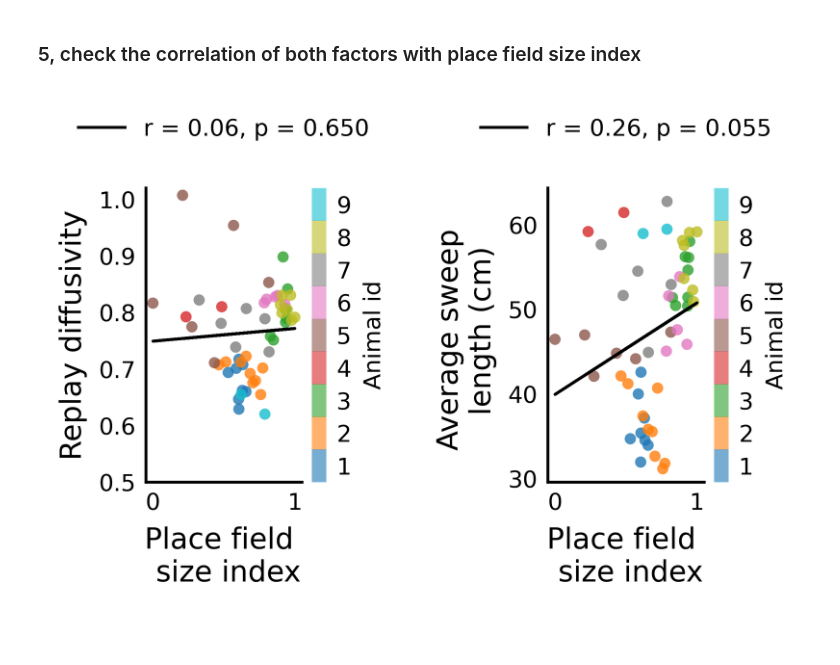
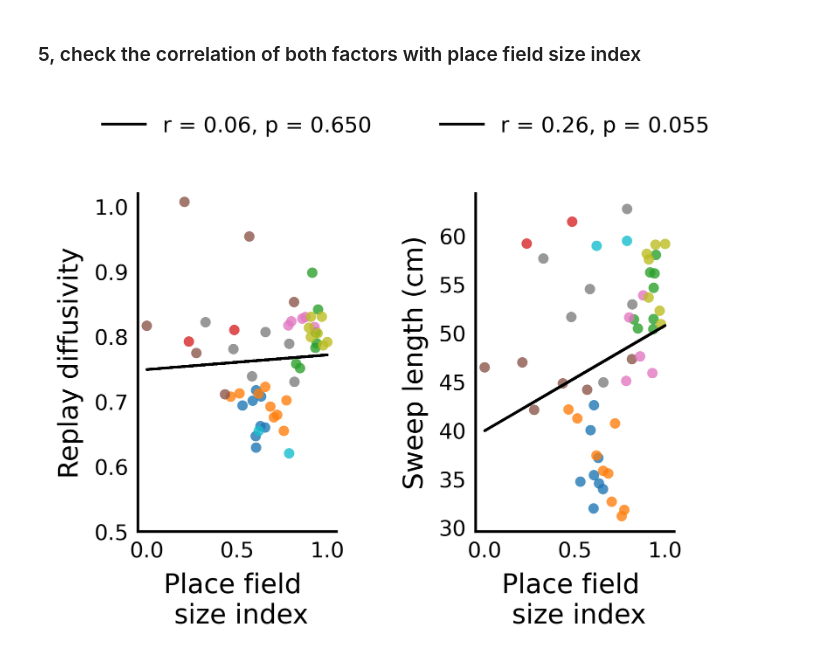
Before and after one commit to ZilongJi/AdaptiveAttractorForSequences, a Jupyter notebook: PaperFig5_replay_vs_theta_sequences.ipynb, the cells around one changed output. Cells and saved outputs as stored; diff of their text form; code cells hidden in the pictures; blank space fills up the shorter version.

```diff
--- a/PaperFig5_replay_vs_theta_sequences.ipynb
+++ b/PaperFig5_replay_vs_theta_sequences.ipynb
@@ -637,7 +633,7 @@ def get_sweep_length_and_replay_stepsize(epoch_key, datadir, sweep_speed_thresho
 
 
 epoch_key = ("bon", 8, 4)
-datadir = "/home/zilong/Desktop/replay_trajectory_paper/Processed-Data"
+datadir = "/home/zilong/Desktop/AdaptiveAttractorForSequences/ExpData"
 sweep_len, replay_stepsize, Replay_traj = get_sweep_length_and_replay_stepsize(
     epoch_key, datadir, sweep_speed_threshold=4
 )
@@ -672,7 +668,7 @@ for ax in axs:
 
 plt.tight_layout()
 # save the figure to /home/zilong/Desktop/replay_trajectory_paper/Processed-Data/Paper_figures/
-savedir = "/home/zilong/Desktop/replay_trajectory_paper/Processed-Data/Paper_figures/"
+savedir = "/home/zilong/Desktop/AdaptiveAttractorForSequences/Figures/"
 savename = "Fig_replay_vs_theta_sequences_histgram.pdf"
 plt.savefig(savedir + savename, dpi=300, bbox_inches="tight")
 
@@ -735,7 +731,7 @@ ax.tick_params(axis="both", which="minor", length=0)
 
 plt.tight_layout()
 # save the figure to /home/zilong/Desktop/replay_trajectory_paper/Processed-Data/Paper_figures/
-savedir = "/home/zilong/Desktop/replay_trajectory_paper/Processed-Data/Paper_figures/"
+savedir = "/home/zilong/Desktop/AdaptiveAttractorForSequences/Figures/"
 savename = "Fig_replay_vs_theta_sequences_loglog.pdf"
 plt.savefig(savedir + savename, dpi=300, bbox_inches="tight")
 # %% [output]
@@ -1320,7 +1317,7 @@ plt.savefig(savedir + savename, dpi=300, bbox_inches="tight")
 # %% [markdown]
 ### 5, check the correlation of both factors with place field size index
 # %%
-fig = plt.figure(figsize=(4, 3), dpi=300)
+fig = plt.figure(figsize=(3.8, 3.4), dpi=300)
 gs = gridspec.GridSpec(1, 2)
 labelsize = 10
 ticksize = 8
@@ -1328,7 +1325,10 @@ realtraj_color = "#009FB9"
 
 # load real data: ./sweep_replay_correlation_realdata.pkl
 # !!! need to run SeeepAwakeReplayCorrelation.ipynb first to generate the pickle file if not exist
-with open("../../Processed-Data/sweep_replay_correlation_realdata.pkl", "rb") as f:
+with open(
+    "/home/zilong/Desktop/AdaptiveAttractorForSequences/ExpData/sweep_replay_correlation_realdata.pkl",
+    "rb",
+) as f:
     (
         animal_names,
         all_sweep_len_perday_concat,
@@ -1349,7 +1349,10 @@ for i, name in enumerate(animal_names):
 # ax2
 # !!! need to run CorrelationwithPVC.ipynb first to generate the pickle file if not exist
 # './sweep_replay_correlation_with_PVC.pickle'
-with open("./sweep_replay_correlation_with_PVC.pickle", "rb") as f:
+with open(
+    "/home/zilong/Desktop/AdaptiveAttractorForSequences/ExpData/sweep_replay_correlation_with_PVC.pickle",
+    "rb",
+) as f:
     (
         all_offsets,
         all_mean_diagonal_sums,
@@ -1410,22 +1413,22 @@ ax2.plot(
 # legend
 ax2.legend(fontsize=ticksize, frameon=False, loc="center", bbox_to_anchor=(0.5, 1.2))
 
-# add colorbar with alpha 0.8
-cmap = ListedColormap(color_dict.values())
-# Create a ScalarMappable with the colormap and normalize it
-sm = ScalarMappable(cmap=cmap, norm=plt.Normalize(vmin=0, vmax=len(color_dict)))
-# Set the colorbar properties
-cbar = plt.colorbar(sm, ax=ax2, ticks=list(range(len(color_dict))), alpha=0.6)
-# Set colorbar ticks by adding 1 to each tick
-ticks = list(range(len(color_dict)))
-cbar.set_ticks([tick + 0.5 for tick in ticks])
-# set tick labels by adding 1 to each tick
-cbar.set_ticklabels(list(range(1, len(color_dict) + 1)))
-# Set colorbar ticklabels by adding 1 to each tick
-# Set colorbar label
-cbar.set_label("Animal id", fontsize=ticksize)
-# remove the box of the colorbar
-cbar.outline.set_visible(False)
+# # add colorbar with alpha 0.8
+# cmap = ListedColormap(color_dict.values())
+# # Create a ScalarMappable with the colormap and normalize it
+# sm = ScalarMappable(cmap=cmap, norm=plt.Normalize(vmin=0, vmax=len(color_dict)))
+# # Set the colorbar properties
+# cbar = plt.colorbar(sm, ax=ax2, ticks=list(range(len(color_dict))), alpha=0.6)
+# # Set colorbar ticks by adding 1 to each tick
+# ticks = list(range(len(color_dict)))
+# cbar.set_ticks([tick + 0.5 for tick in ticks])
+# # set tick labels by adding 1 to each tick
+# cbar.set_ticklabels(list(range(1, len(color_dict) + 1)))
+# # Set colorbar ticklabels by adding 1 to each tick
+# # Set colorbar label
+# cbar.set_label("Animal id", fontsize=ticksize)
+# # remove the box of the colorbar
+# cbar.outline.set_visible(False)
 
 ax2.set_xlabel("Place field \n size index", fontsize=labelsize)
 ax2.set_ylabel("Replay diffusivity", fontsize=labelsize)
@@ -1459,49 +1462,49 @@ ax3.plot(
     label="r = %.2f, p = %.3f" % (corr, p),
     linewidth=1,
 )
 
 # legend
 ax3.legend(fontsize=ticksize, frameon=False, loc="center", bbox_to_anchor=(0.5, 1.2))
 
-# add colorbar with alpha 0.8
-cmap = ListedColormap(color_dict.values())
-# Create a ScalarMappable with the colormap and normalize it
-sm = ScalarMappable(cmap=cmap, norm=plt.Normalize(vmin=0, vmax=len(color_dict)))
-# Set the colorbar properties
-cbar = plt.colorbar(sm, ax=ax3, ticks=list(range(len(color_dict))), alpha=0.6)
-# Set colorbar ticks by adding 1 to each tick
-ticks = list(range(len(color_dict)))
-cbar.set_ticks([tick + 0.5 for tick in ticks])
-# set tick labels by adding 1 to each tick
-cbar.set_ticklabels(list(range(1, len(color_dict) + 1)))
-# Set colorbar ticklabels by adding 1 to each tick
-# Set colorbar label
-cbar.set_label("Animal id", fontsize=ticksize)
-# remove the box of the colorbar
-cbar.outline.set_visible(False)
+# # add colorbar with alpha 0.8
+# cmap = ListedColormap(color_dict.values())
+# # Create a ScalarMappable with the colormap and normalize it
+# sm = ScalarMappable(cmap=cmap, norm=plt.Normalize(vmin=0, vmax=len(color_dict)))
+# # Set the colorbar properties
+# cbar = plt.colorbar(sm, ax=ax3, ticks=list(range(len(color_dict))), alpha=0.6)
+# # Set colorbar ticks by adding 1 to each tick
+# ticks = list(range(len(color_dict)))
+# cbar.set_ticks([tick + 0.5 for tick in ticks])
+# # set tick labels by adding 1 to each tick
+# cbar.set_ticklabels(list(range(1, len(color_dict) + 1)))
+# # Set colorbar ticklabels by adding 1 to each tick
+# # Set colorbar label
+# cbar.set_label("Animal id", fontsize=ticksize)
+# # remove the box of the colorbar
+# cbar.outline.set_visible(False)
 
 ax3.set_xlabel("Place field \n size index", fontsize=labelsize)
-ax3.set_ylabel("Average sweep \n length (cm)", fontsize=labelsize)
+ax3.set_ylabel("Sweep length (cm)", fontsize=labelsize)
 
 
 # for all axes, set upper and right spine off, axis line width 1.0
 all_axes = fig.get_axes()
 for ax in all_axes:
     ax.tick_params(labelsize=ticksize)
     ax.spines["right"].set_visible(False)
     ax.spines["top"].set_visible(False)
     # axis line width 1.0
     ax.spines["bottom"].set_linewidth(1.0)
     ax.spines["left"].set_linewidth(1.0)
     # remove the tick bars on the left and bottom
     ax.tick_params(axis="both", which="both", length=0)
 
 plt.tight_layout()
 
 # save the figure to /home/zilong/Desktop/replay_trajectory_paper/Processed-Data/Paper_figures/
-savedir = "/home/zilong/Desktop/replay_trajectory_paper/Processed-Data/Paper_figures/"
+savedir = "/home/zilong/Desktop/AdaptiveAttractorForSequences/Figures/"
 
 savename = "Fig_replay_vs_theta_sequences_correlatewithplacefieldsize.pdf"
 plt.savefig(savedir + savename, dpi=300, bbox_inches="tight")
 # %% [output]
-[figure, old version]
+[figure, new version]
```
Also changed, not shown: parts of 4 cells of this notebook, 12 other files.
